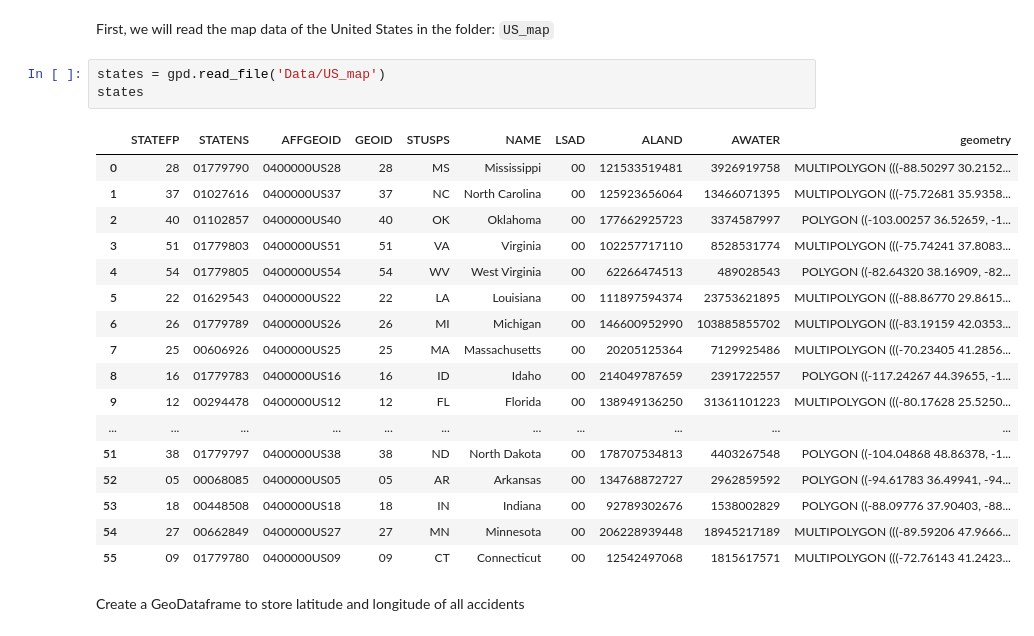
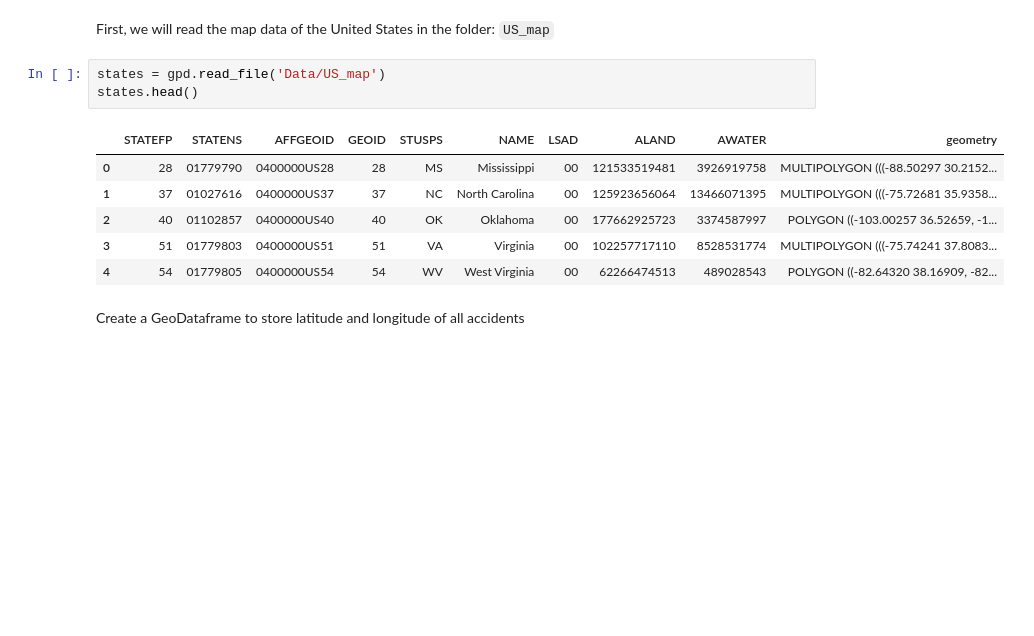
Before and after one commit to knightstark7/FinalProject-P4DS, a Jupyter notebook: USAccident.ipynb, the cells around one changed output. Cells and saved outputs as stored; diff of their text form; blank space fills up the shorter version.

```diff
--- a/USAccident.ipynb
+++ b/USAccident.ipynb
@@ -775,25 +775,14 @@ We will use a colored scatter plot to see how do the accidents distribute across
 First, we will read the map data of the United States in the folder: `US_map`
 # %%
 states = gpd.read_file('Data/US_map')
-states
+states.head()
 # %% [output]
 |  | STATEFP | STATENS | AFFGEOID | GEOID | STUSPS | NAME | LSAD | ALAND | AWATER | geometry |
 | 0 | 28 | 01779790 | 0400000US28 | 28 | MS | Mississippi | 00 | 121533519481 | 3926919758 | MULTIPOLYGON (((-88.50297 30.2152... |
 | 1 | 37 | 01027616 | 0400000US37 | 37 | NC | North Carolina | 00 | 125923656064 | 13466071395 | MULTIPOLYGON (((-75.72681 35.9358... |
 | 2 | 40 | 01102857 | 0400000US40 | 40 | OK | Oklahoma | 00 | 177662925723 | 3374587997 | POLYGON ((-103.00257 36.52659, -1... |
 | 3 | 51 | 01779803 | 0400000US51 | 51 | VA | Virginia | 00 | 102257717110 | 8528531774 | MULTIPOLYGON (((-75.74241 37.8083... |
 | 4 | 54 | 01779805 | 0400000US54 | 54 | WV | West Virginia | 00 | 62266474513 | 489028543 | POLYGON ((-82.64320 38.16909, -82... |
-| 5 | 22 | 01629543 | 0400000US22 | 22 | LA | Louisiana | 00 | 111897594374 | 23753621895 | MULTIPOLYGON (((-88.86770 29.8615... |
-| 6 | 26 | 01779789 | 0400000US26 | 26 | MI | Michigan | 00 | 146600952990 | 103885855702 | MULTIPOLYGON (((-83.19159 42.0353... |
-| 7 | 25 | 00606926 | 0400000US25 | 25 | MA | Massachusetts | 00 | 20205125364 | 7129925486 | MULTIPOLYGON (((-70.23405 41.2856... |
-| 8 | 16 | 01779783 | 0400000US16 | 16 | ID | Idaho | 00 | 214049787659 | 2391722557 | POLYGON ((-117.24267 44.39655, -1... |
-| 9 | 12 | 00294478 | 0400000US12 | 12 | FL | Florida | 00 | 138949136250 | 31361101223 | MULTIPOLYGON (((-80.17628 25.5250... |
-| ... | ... | ... | ... | ... | ... | ... | ... | ... | ... | ... |
-| 51 | 38 | 01779797 | 0400000US38 | 38 | ND | North Dakota | 00 | 178707534813 | 4403267548 | POLYGON ((-104.04868 48.86378, -1... |
-| 52 | 05 | 00068085 | 0400000US05 | 05 | AR | Arkansas | 00 | 134768872727 | 2962859592 | POLYGON ((-94.61783 36.49941, -94... |
-| 53 | 18 | 00448508 | 0400000US18 | 18 | IN | Indiana | 00 | 92789302676 | 1538002829 | POLYGON ((-88.09776 37.90403, -88... |
-| 54 | 27 | 00662849 | 0400000US27 | 27 | MN | Minnesota | 00 | 206228939448 | 18945217189 | MULTIPOLYGON (((-89.59206 47.9666... |
-| 55 | 09 | 01779780 | 0400000US09 | 09 | CT | Connecticut | 00 | 12542497068 | 1815617571 | MULTIPOLYGON (((-72.76143 41.2423... |
 # %% [markdown]
 Create a GeoDataframe to store latitude and longitude of all accidents
 # %%
```
Also changed, not shown: parts of 3 cells of this notebook.
